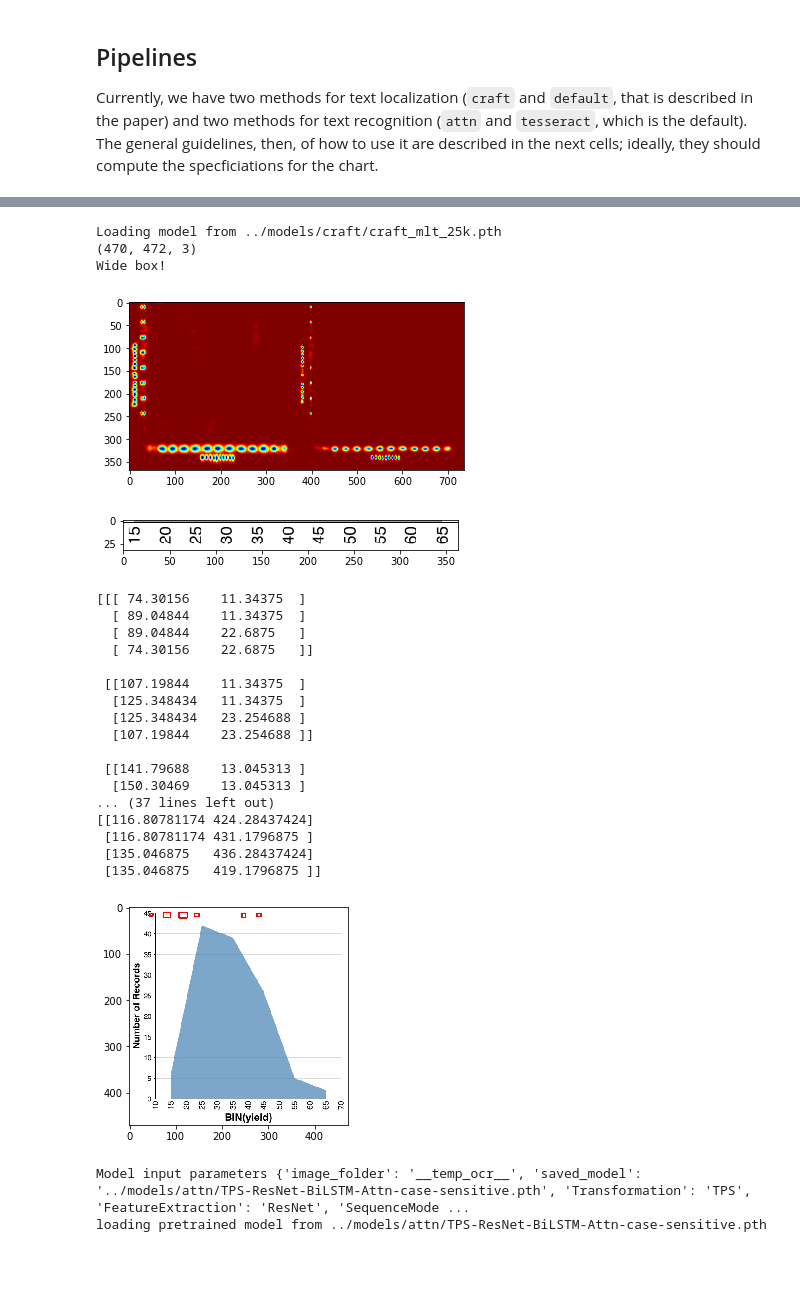
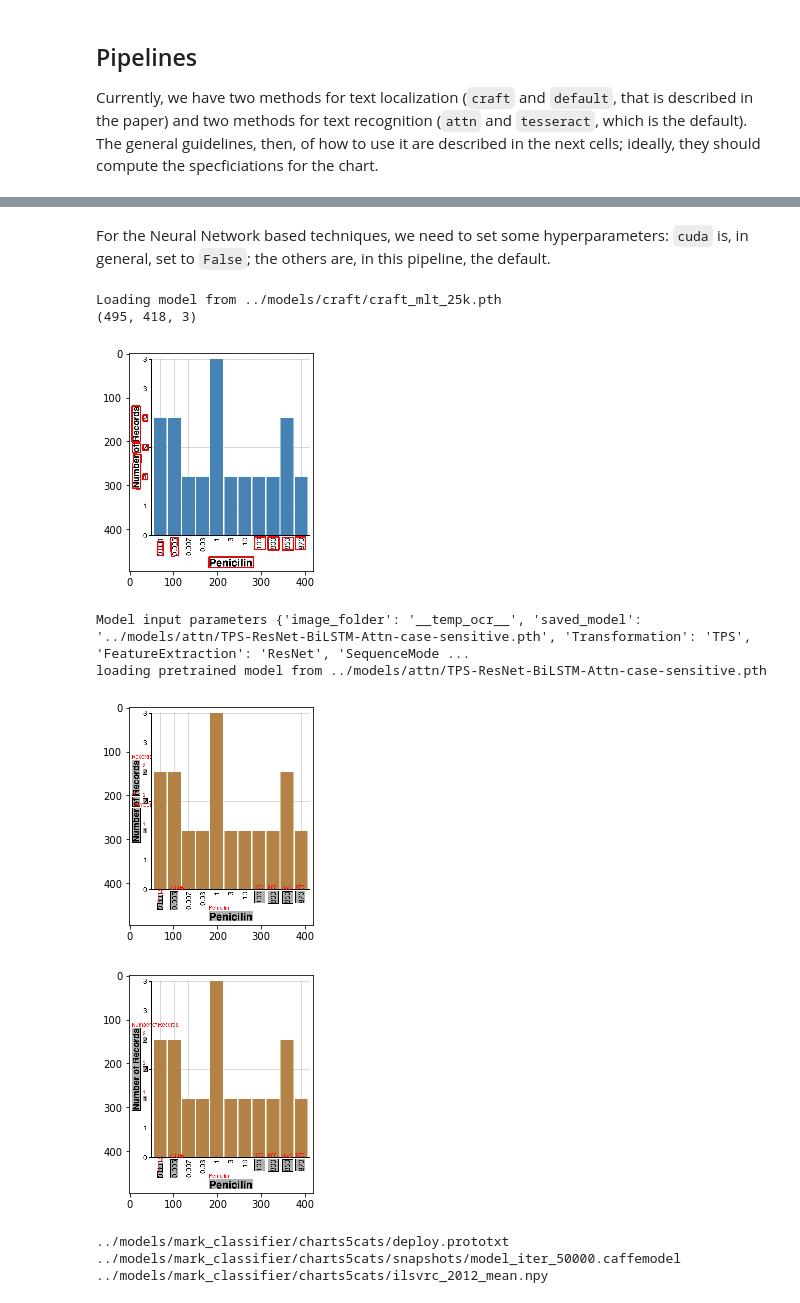
Before and after one commit to visual-ds/rev, a Jupyter notebook: notebooks/Example.ipynb, the cells around one changed output, grey strips where cells are left out. Cells and saved outputs as stored; diff of their text form; code cells hidden in the pictures; blank space fills up the shorter version.

Commit message:
Update notebook; paramereters are set in place

```diff
--- a/notebooks/Example.ipynb
+++ b/notebooks/Example.ipynb
@@ -117,6 +117,26 @@ confidence tensor(99.9973, device='cuda:0')
     'values': [0.0, 5.0, 10.0, 15.0, 20.0, 25.0, 30.0, 35.0, 40.0, 45.0],
     'domain': [0.0, 45.0],
     'range': [413, 13]}}}}
+# %% [markdown]
+For the Neural Network based techniques, we need to set some hyperparameters: `cuda` is, in general, set to `False`; the others are, in this pipeline, the default.
+# %%
+attn_parameters = {
+    # "image_folder": "imgboxes",
+    "saved_model": "../models/attn/TPS-ResNet-BiLSTM-Attn-case-sensitive.pth",
+}
+
+import torch
+cuda = torch.cuda.is_available()
+
+craft_params = {
+    "text_threshold": .7,
+    "link_threshold": .4,
+    "low_text": .4,
+    "poly": False,
+    "canvas_size": 1280,
+    "mag_ratio": 1.8,
+    "cuda": cuda
+}
 # %%
 from rev.chart import Chart
 from rev.text.localizer import TextLocalizer
@@ -124,81 +144,51 @@ from rev.text.classifier import TextClassifier
 from rev.spec.generator import SpecGenerator
 
 import json
-import torch
+# import torch
 quartz = "../data/quartz/4JevQPPu.png" # from OSF
 quartzII = "../data/quartz/4J0AakdDl.png" # from OSF
 chartp = "../examples/chart.png"
 area = "../examples/image.png"
 vega = "../data/vega/burtin1/mark=bar|x=Penicilin,O|y=count_*,Q.png"
-chart = Chart(area)
+chart = Chart(vega)
 
-cuda = torch.cuda.is_available()
-
-attn_parameters = {
-    # "image_folder": "imgboxes",
-    "saved_model": "../models/attn/TPS-ResNet-BiLSTM-Attn-case-sensitive.pth",
-}
-
-craft_params = {
-    "text_threshold": .7,
-    "link_threshold": .4,
-    "low_text": .4,
-    "poly": False,
-    "canvas_size": 1280,
-    "mag_ratio": 1.5,
-    "cuda": cuda
-}
+# cuda = torch.cuda.is_available()
 
 text_classifier = {
     "default": "../models/text_role_classifier/text_type_classifier.pkl"
 }
 
 localizer = TextLocalizer("craft",
                           craft_model = "../models/craft/craft_mlt_25k.pth",
                           craft_params = craft_params,
                          ocr = "attn",
                          attn_params = attn_parameters)
 
 chart.text_boxes = localizer.localize([chart],
                                       debug = True)[0]
 
 # print(chart.text_boxes)
 
 text_clf = TextClassifier(model_checkpoint = text_classifier["default"])
 text_type_preds = text_clf.classify([chart])
 
 # Set the role for each textbox on the chart
 for (text_box, role) in zip(chart.text_boxes, text_type_preds[0]):
     text_box.type = role
 
 # Generate specification and chart mark
 spec_gen = SpecGenerator()
 spec = spec_gen.generate([chart])
 
 json.loads(spec[0])
 # %% [output]
 Loading model from ../models/craft/craft_mlt_25k.pth
-(470, 472, 3)
-Wide box!
+(495, 418, 3)
-[figure, old version]
+[figure, new version]
+Model input parameters {'image_folder': '__temp_ocr__', 'saved_model': '../models/attn/TPS-ResNet-BiLSTM-Attn-case-sensitive.pth', 'Transformation': 'TPS', 'FeatureExtraction': 'ResNet', 'SequenceMode ...
+loading pretrained model from ../models/attn/TPS-ResNet-BiLSTM-Attn-case-sensitive.pth
-[figure, old version]
+[figure, new version]
-[[[ 74.30156    11.34375  ]
-  [ 89.04844    11.34375  ]
-  [ 89.04844    22.6875   ]
-  [ 74.30156    22.6875   ]]
-
- [[107.19844    11.34375  ]
-  [125.348434   11.34375  ]
-  [125.348434   23.254688 ]
-  [107.19844    23.254688 ]]
-
- [[141.79688    13.045313 ]
-  [150.30469    13.045313 ]
-... (37 lines left out)
-[[116.80781174 424.28437424]
- [116.80781174 431.1796875 ]
- [135.046875   436.28437424]
- [135.046875   419.1796875 ]]
-[figure, old version]
+[figure, new version]
-Model input parameters {'image_folder': '__temp_ocr__', 'saved_model': '../models/attn/TPS-ResNet-BiLSTM-Attn-case-sensitive.pth', 'Transformation': 'TPS', 'FeatureExtraction': 'ResNet', 'SequenceMode ...
-loading pretrained model from ../models/attn/TPS-ResNet-BiLSTM-Attn-case-sensitive.pth
+../models/mark_classifier/charts5cats/deploy.prototxt
+../models/mark_classifier/charts5cats/snapshots/model_iter_50000.caffemodel
+../models/mark_classifier/charts5cats/ilsvrc_2012_mean.npy
```
Also changed, not shown: parts of 1 cell of this notebook.
